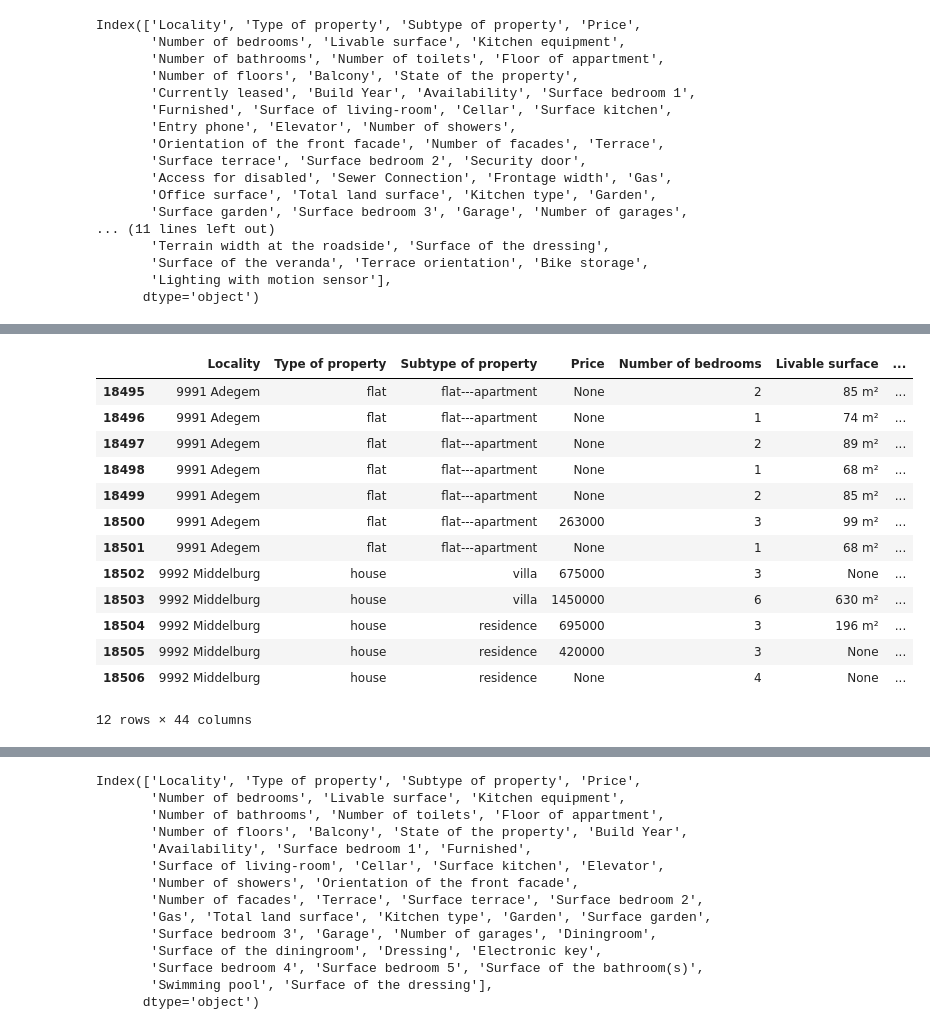
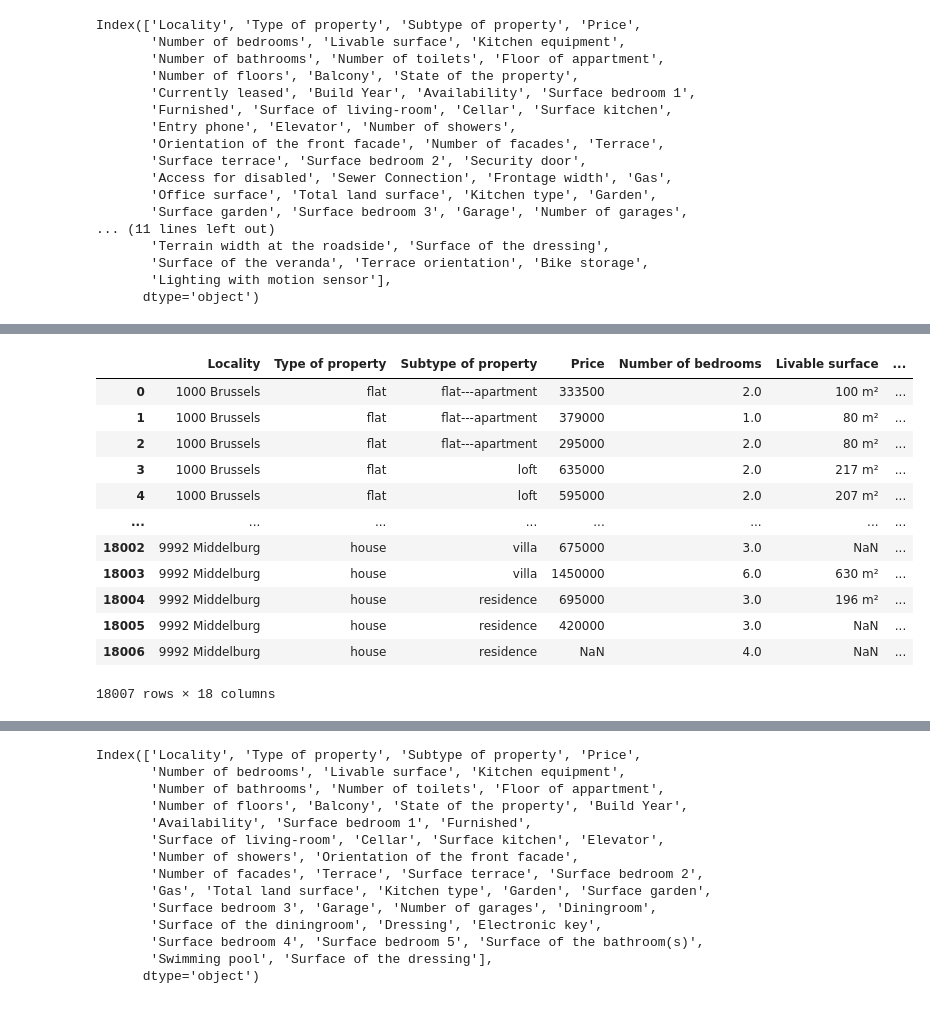
Before and after one commit to yassbarona/challenge-data-analysis, a Jupyter notebook: Start_Files/real-stead-df.ipynb, the cells around one changed output, grey strips where cells are left out. Saved outputs shown, nothing was run; the diff lists cells and outputs as text; code cells hidden in the pictures.

```diff
--- a/Start_Files/real-stead-df.ipynb
+++ b/Start_Files/real-stead-df.ipynb
@@ -112,17 +72,27 @@ df.head(12)
-# %%
-df.tail(12)
-# %% [output]
-|  | Locality | Type of property | Subtype of property | Price | Number of bedrooms | Livable surface | ... |
-| 18495 | 9991 Adegem | flat | flat---apartment | None | 2 | 85 m² | ... |
-| 18496 | 9991 Adegem | flat | flat---apartment | None | 1 | 74 m² | ... |
-| 18497 | 9991 Adegem | flat | flat---apartment | None | 2 | 89 m² | ... |
-| 18498 | 9991 Adegem | flat | flat---apartment | None | 1 | 68 m² | ... |
-| 18499 | 9991 Adegem | flat | flat---apartment | None | 2 | 85 m² | ... |
-| 18500 | 9991 Adegem | flat | flat---apartment | 263000 | 3 | 99 m² | ... |
-| 18501 | 9991 Adegem | flat | flat---apartment | None | 1 | 68 m² | ... |
-| 18502 | 9992 Middelburg | house | villa | 675000 | 3 | None | ... |
-| 18503 | 9992 Middelburg | house | villa | 1450000 | 6 | 630 m² | ... |
-| 18504 | 9992 Middelburg | house | residence | 695000 | 3 | 196 m² | ... |
-| 18505 | 9992 Middelburg | house | residence | 420000 | 3 | None | ... |
-| 18506 | 9992 Middelburg | house | residence | None | 4 | None | ... |
-12 rows × 44 columns
+# %%
+all_cols = df_no_dupl.columns
+colls_to_keep = ['Locality', 'Type of property', 'Subtype of property', 'Price',
+       'Number of bedrooms', 'Livable surface', 'Kitchen equipment', 'Balcony',
+       'State of the property', 'Furnished', 'Number of facades',
+       'Terrace', 'Surface terrace', 'Total land surface', 'Garden', 'Surface garden',
+       'Fireplace', 'Swimming pool']
+colls_to_drop = []
+for item in all_cols:
+    if item not in colls_to_keep:
+        colls_to_drop.append(item)
+df_18_base = df_no_dupl.drop(colls_to_drop, axis=1, inplace=False)
+df_18_base
+# %% [output]
+|  | Locality | Type of property | Subtype of property | Price | Number of bedrooms | Livable surface | ... |
+| 0 | 1000 Brussels | flat | flat---apartment | 333500 | 2.0 | 100 m² | ... |
+| 1 | 1000 Brussels | flat | flat---apartment | 379000 | 1.0 | 80 m² | ... |
+| 2 | 1000 Brussels | flat | flat---apartment | 295000 | 2.0 | 80 m² | ... |
+| 3 | 1000 Brussels | flat | loft | 635000 | 2.0 | 217 m² | ... |
+| 4 | 1000 Brussels | flat | loft | 595000 | 2.0 | 207 m² | ... |
+| ... | ... | ... | ... | ... | ... | ... | ... |
+| 18002 | 9992 Middelburg | house | villa | 675000 | 3.0 | NaN | ... |
+| 18003 | 9992 Middelburg | house | villa | 1450000 | 6.0 | 630 m² | ... |
+| 18004 | 9992 Middelburg | house | residence | 695000 | 3.0 | 196 m² | ... |
+| 18005 | 9992 Middelburg | house | residence | 420000 | 3.0 | NaN | ... |
+| 18006 | 9992 Middelburg | house | residence | NaN | 4.0 | NaN | ... |
+18007 rows × 18 columns
```
Also changed, not shown: parts of 16 cells of this notebook, 4 other files.
